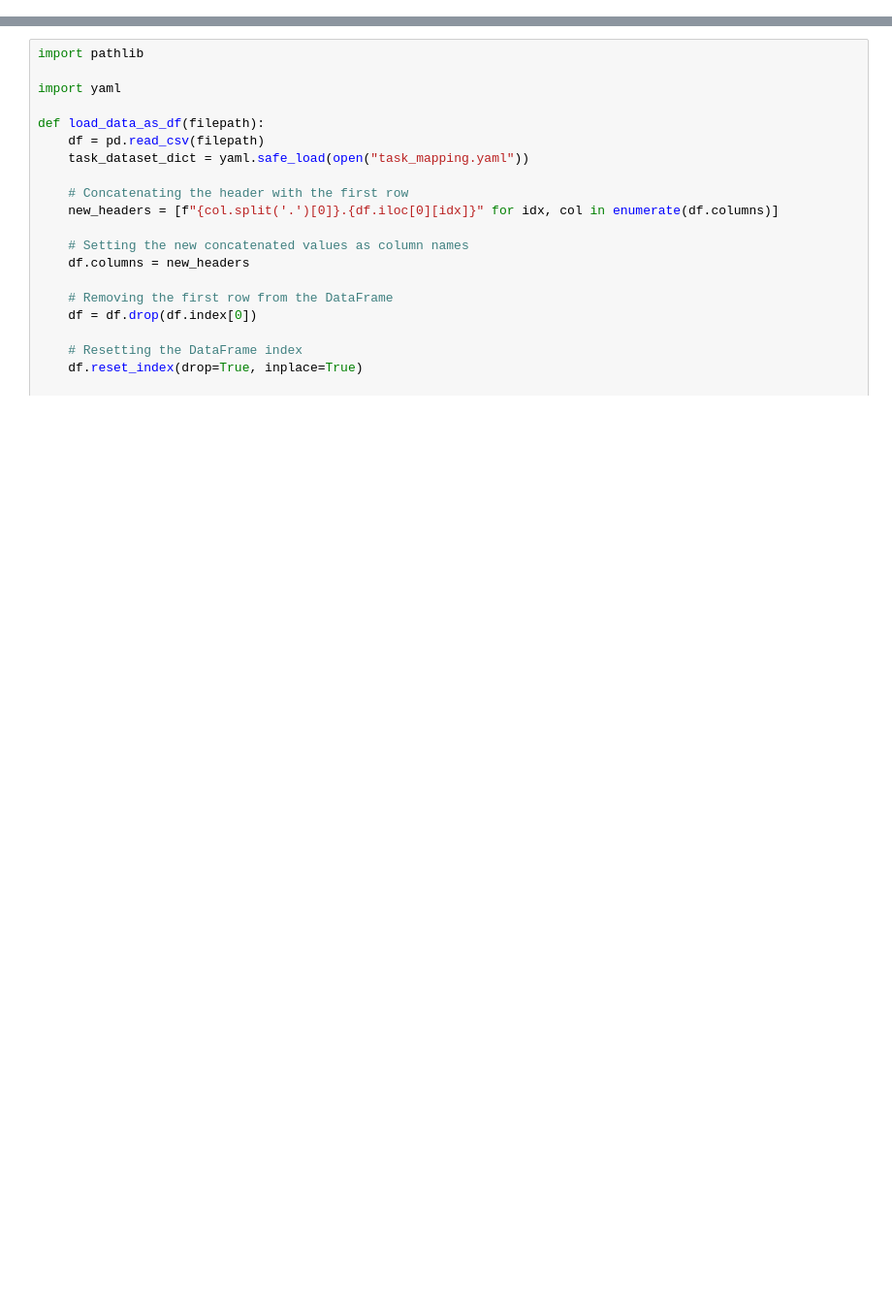
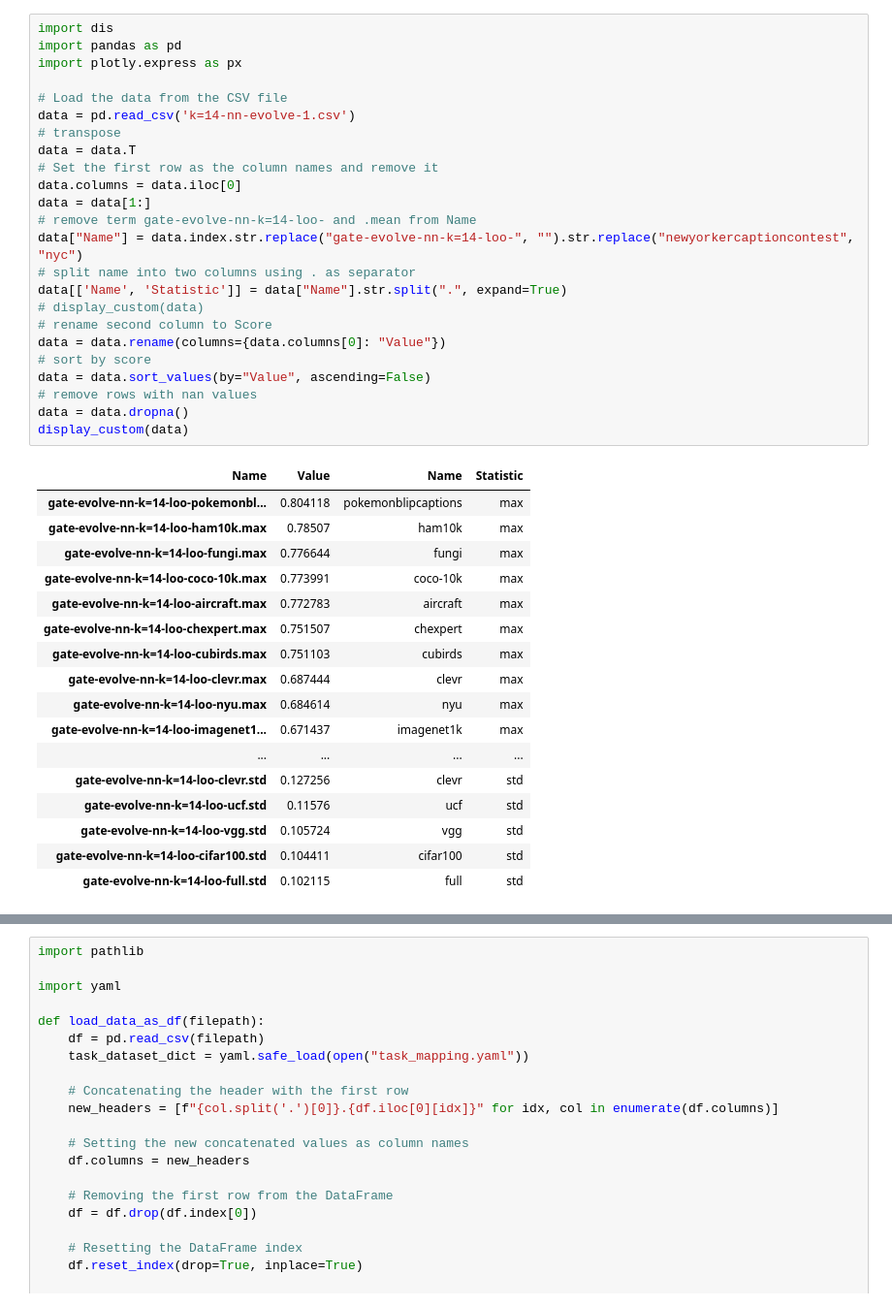
Before and after one commit to AntreasAntoniou/GATE, a Jupyter notebook: notebooks/analysis3.ipynb, the cells around one changed output, grey strips where cells are left out. Shown: that part at 97% size. Drawn from its saved outputs; the diff is of its cells as text; blank space fills up the shorter version.

```diff
--- a/notebooks/analysis3.ipynb
+++ b/notebooks/analysis3.ipynb
@@ -113,3 +137,45 @@ fig.update_layout(
 # Save the figure as a PDF
 fig.write_image("boxplots.pdf")
 fig.show()
+# %%
+import dis
+import pandas as pd
+import plotly.express as px
+
+# Load the data from the CSV file
+data = pd.read_csv('k=14-nn-evolve-1.csv')
+# transpose
+data = data.T
+# Set the first row as the column names and remove it
+data.columns = data.iloc[0]
+data = data[1:]
+# remove term gate-evolve-nn-k=14-loo- and .mean from Name
+data["Name"] = data.index.str.replace("gate-evolve-nn-k=14-loo-", "").str.replace("newyorkercaptioncontest", "nyc")
+# split name into two columns using . as separator
+data[['Name', 'Statistic']] = data["Name"].str.split(".", expand=True)
+# display_custom(data)
+# rename second column to Score
+data = data.rename(columns={data.columns[0]: "Value"})
+# sort by score
+data = data.sort_values(by="Value", ascending=False)
+# remove rows with nan values
+data = data.dropna()
+display_custom(data)
+# %% [output]
+| Name | Value | Name | Statistic |
+| gate-evolve-nn-k=14-loo-pokemonbl... | 0.804118 | pokemonblipcaptions | max |
+| gate-evolve-nn-k=14-loo-ham10k.max | 0.78507 | ham10k | max |
+| gate-evolve-nn-k=14-loo-fungi.max | 0.776644 | fungi | max |
+| gate-evolve-nn-k=14-loo-coco-10k.max | 0.773991 | coco-10k | max |
+| gate-evolve-nn-k=14-loo-aircraft.max | 0.772783 | aircraft | max |
+| gate-evolve-nn-k=14-loo-chexpert.max | 0.751507 | chexpert | max |
+| gate-evolve-nn-k=14-loo-cubirds.max | 0.751103 | cubirds | max |
+| gate-evolve-nn-k=14-loo-clevr.max | 0.687444 | clevr | max |
+| gate-evolve-nn-k=14-loo-nyu.max | 0.684614 | nyu | max |
+| gate-evolve-nn-k=14-loo-imagenet1... | 0.671437 | imagenet1k | max |
+| ... | ... | ... | ... |
+| gate-evolve-nn-k=14-loo-clevr.std | 0.127256 | clevr | std |
+| gate-evolve-nn-k=14-loo-ucf.std | 0.11576 | ucf | std |
+| gate-evolve-nn-k=14-loo-vgg.std | 0.105724 | vgg | std |
+| gate-evolve-nn-k=14-loo-cifar100.std | 0.104411 | cifar100 | std |
+| gate-evolve-nn-k=14-loo-full.std | 0.102115 | full | std |
```
Also changed, not shown: parts of 15 cells of this notebook, 2 other files.
